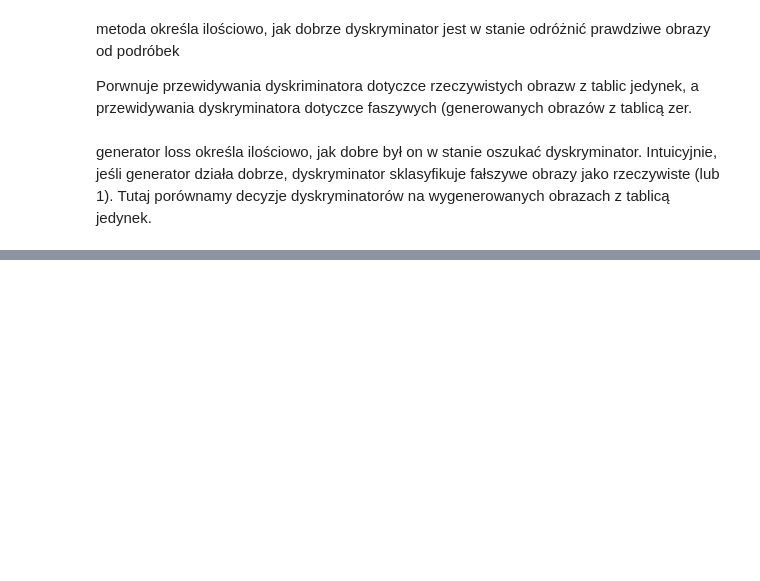
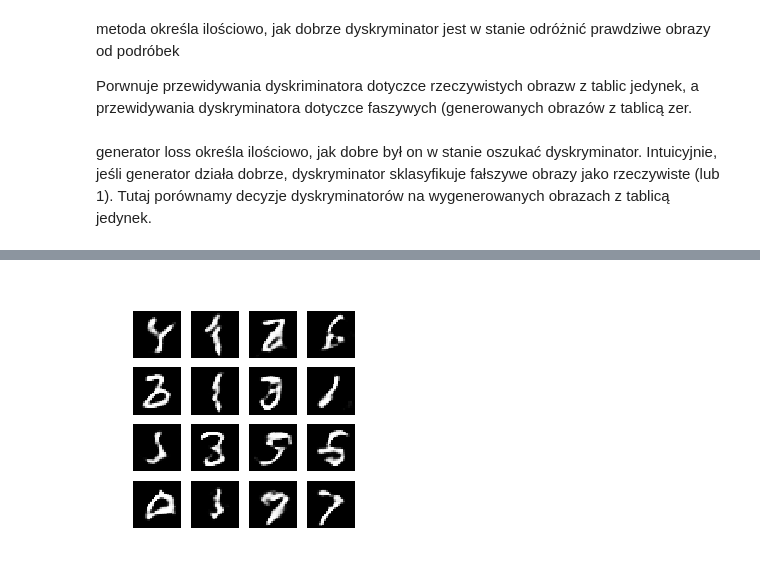
Before and after one commit to weronikazak/ML-Projects, a Jupyter notebook: GAN/tensorflow_gan.ipynb, the cells around one changed output, grey strips where cells are left out. Cells and saved outputs as stored; diff of their text form; code cells hidden in the pictures; blank space fills up the shorter version.

```diff
--- a/GAN/tensorflow_gan.ipynb
+++ b/GAN/tensorflow_gan.ipynb
@@ -123,0 +166,7 @@ def train_step(images):
+# %%
+def display_image(epoch):
+    return PIL.Image.open(f"img_epoch{epoch}.png")
+# %%
+display_image(EPOCHS)
+# %% [output]
+[figure, added]
```
Also changed, not shown: parts of 10 cells of this notebook, 8 other files.
